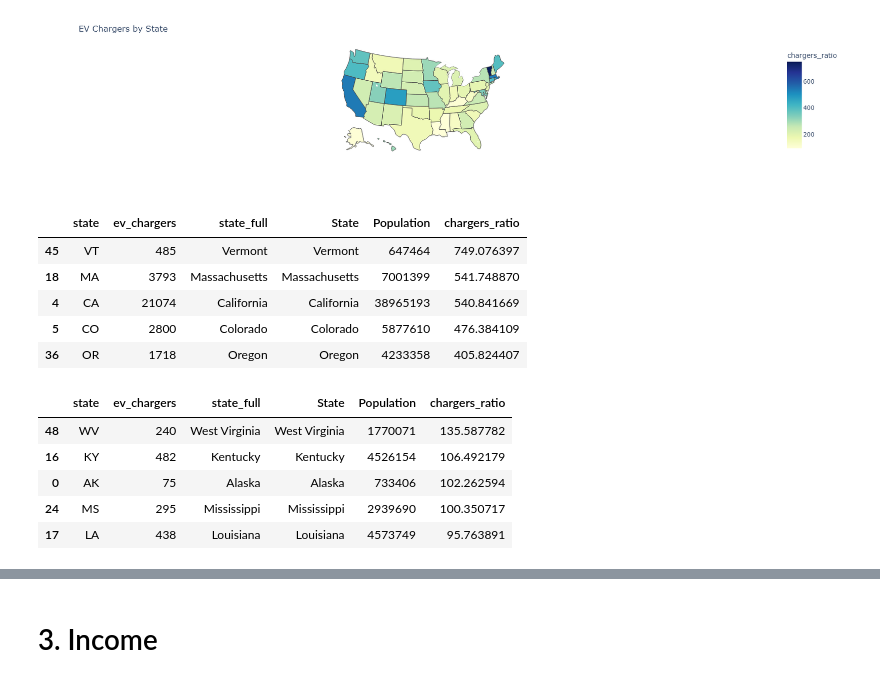
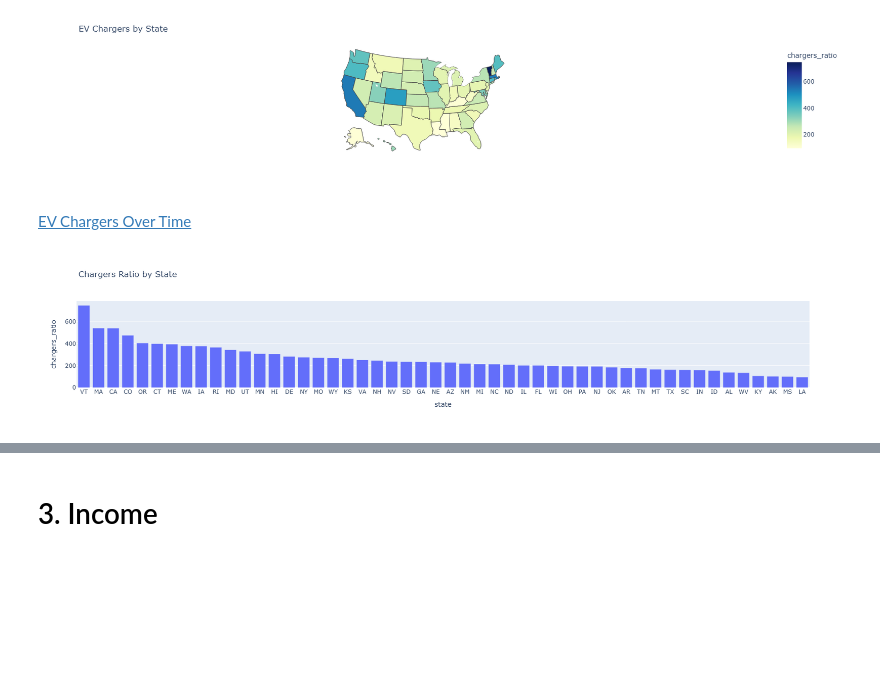
Before and after one commit to hiwan/computing-in-context, a Jupyter notebook: project_3.ipynb, the cells around one changed output, grey strips where cells are left out. Cells and saved outputs as stored; diff of their text form; code cells hidden in the pictures; blank space fills up the shorter version.

```diff
--- a/project_3.ipynb
+++ b/project_3.ipynb
@@ -389,22 +396,18 @@ fig.show()
 # %% [output]
 [figure]
+# %% [markdown]
+[EV Chargers Over Time](chargers_ratio_by_state.html)
 # %%
-# Show the top five states.
-ev.sort_values('chargers_ratio' , ascending = False).head()
+# Show the value of each state.
+ev_sort = ev.sort_values('chargers_ratio' , ascending = False)
+fig = px.bar(
+    ev_sort,
+    x = 'state',
+    y = 'chargers_ratio',
+    title = 'Chargers Ratio by State'
+)
+
+fig.update_layout(width=700)
+fig.show()
 # %% [output]
-|  | state | ev_chargers | state_full | State | Population | chargers_ratio |
-| 45 | VT | 485 | Vermont | Vermont | 647464 | 749.076397 |
-| 18 | MA | 3793 | Massachusetts | Massachusetts | 7001399 | 541.748870 |
-| 4 | CA | 21074 | California | California | 38965193 | 540.841669 |
-| 5 | CO | 2800 | Colorado | Colorado | 5877610 | 476.384109 |
-| 36 | OR | 1718 | Oregon | Oregon | 4233358 | 405.824407 |
+[figure, added]
-# %%
-# Show the worst five states.
-ev.sort_values('chargers_ratio' , ascending = False).tail()
-# %% [output]
-|  | state | ev_chargers | state_full | State | Population | chargers_ratio |
-| 48 | WV | 240 | West Virginia | West Virginia | 1770071 | 135.587782 |
-| 16 | KY | 482 | Kentucky | Kentucky | 4526154 | 106.492179 |
-| 0 | AK | 75 | Alaska | Alaska | 733406 | 102.262594 |
-| 24 | MS | 295 | Mississippi | Mississippi | 2939690 | 100.350717 |
-| 17 | LA | 438 | Louisiana | Louisiana | 4573749 | 95.763891 |
```
Also changed, not shown: parts of 26 cells of this notebook, 3 other files.
